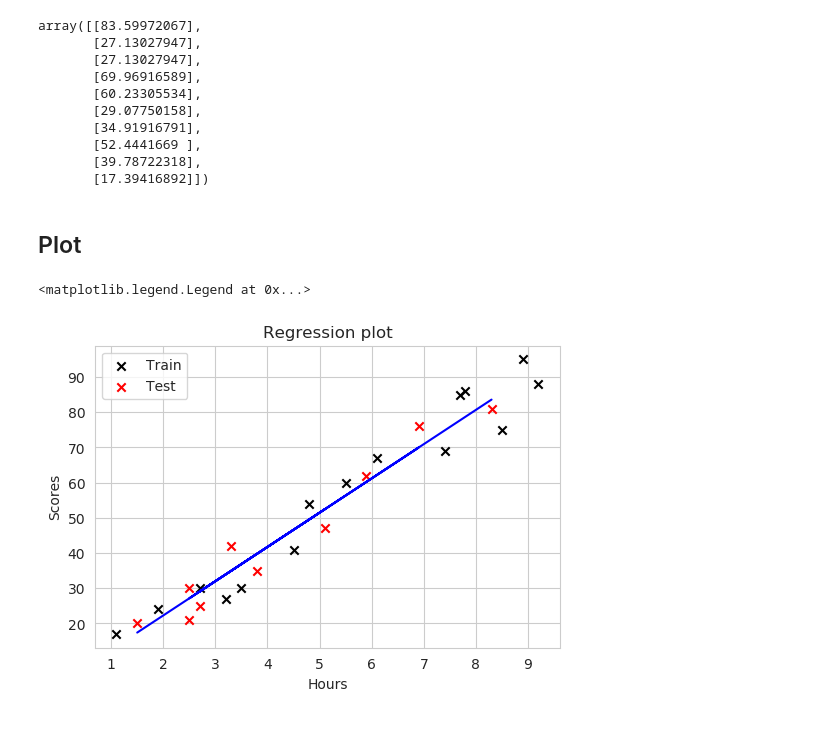
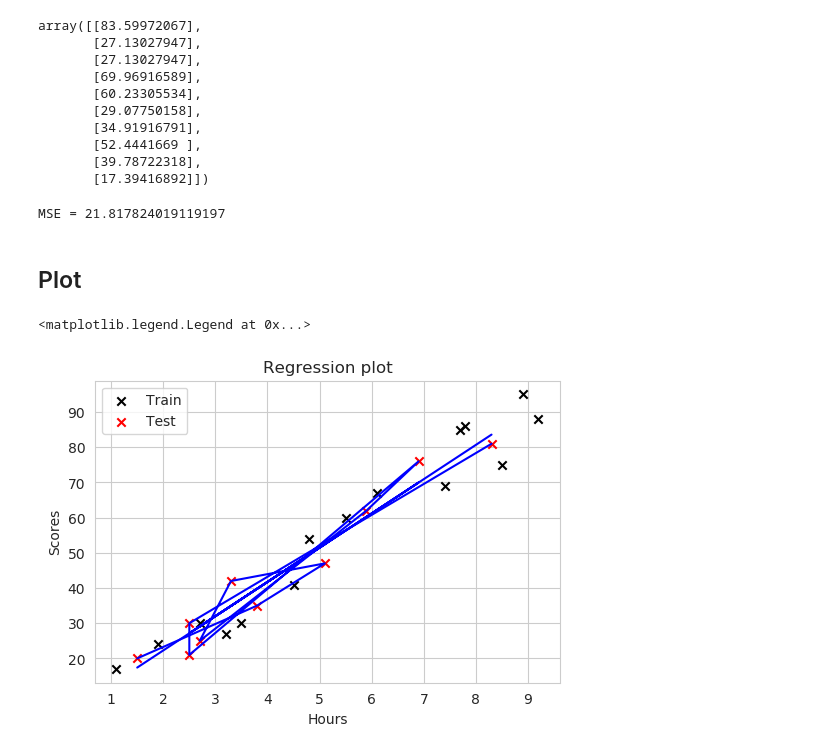
Before and after one commit to baibai25/en_2019, a Jupyter notebook: LinearRegression.ipynb, the cells around one changed output. Saved outputs shown, nothing was run; the diff lists cells and outputs as text; code cells hidden in the pictures.

```diff
--- a/LinearRegression.ipynb
+++ b/LinearRegression.ipynb
@@ -121,18 +122,24 @@ array([[83.59972067],
        [52.4441669 ],
        [39.78722318],
        [17.39416892]])
+# %%
+# MSE
+print('MSE =', mean_squared_error(y_test, y_pred))
+# %% [output]
+MSE = 21.817824019119197
 # %% [markdown]
 ## Plot
 # %%
 # Plot outputs
 plt.figure(figsize=(6, 4), dpi=100)
 plt.scatter(X_train, y_train, marker='x', color='black', label='Train')
+plt.scatter(X_test, y_test, marker='x', color='red', label='Test')
 plt.scatter(X_test, y_test, marker='x', color='red', label='Test')
 plt.plot(X_test, y_pred, color='blue')
 plt.title('Regression plot')
 plt.xlabel('Hours')
 plt.ylabel('Scores')
 plt.legend()
 # %% [output]
 <matplotlib.legend.Legend at 0x...>
-[figure, old version]
+[figure, new version]
```
Also changed, not shown: parts of 1 cell of this notebook.
